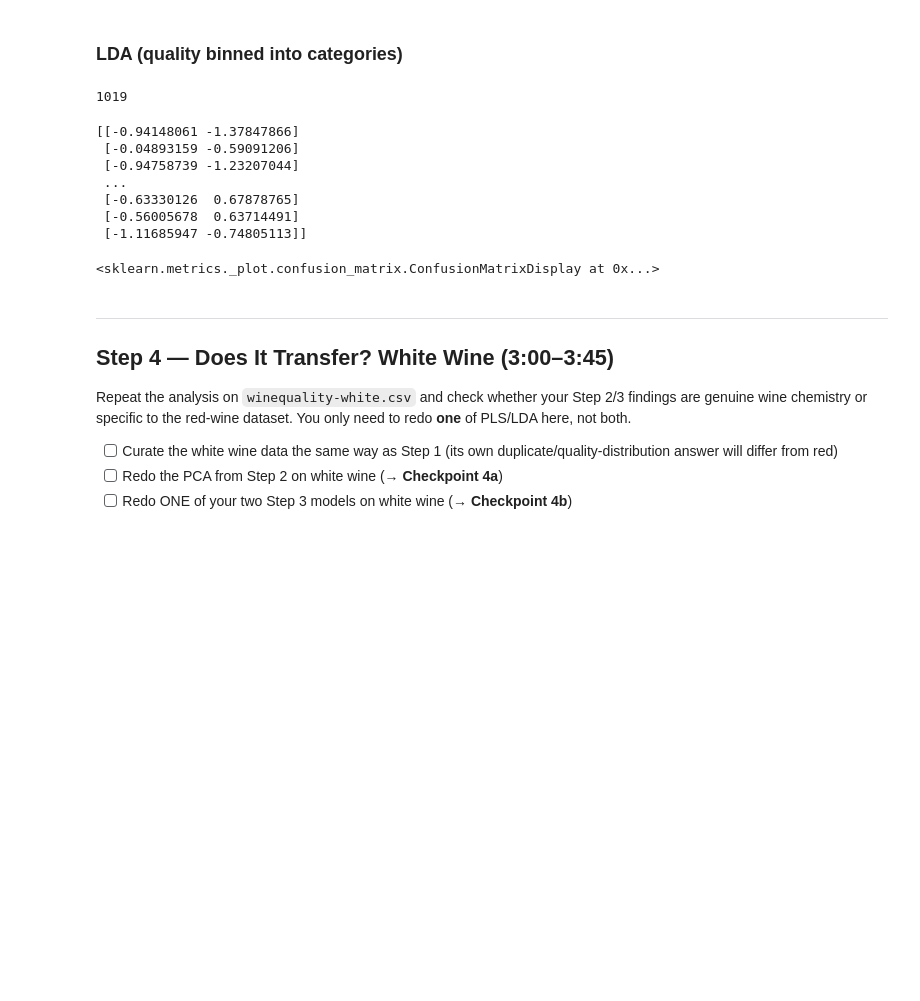
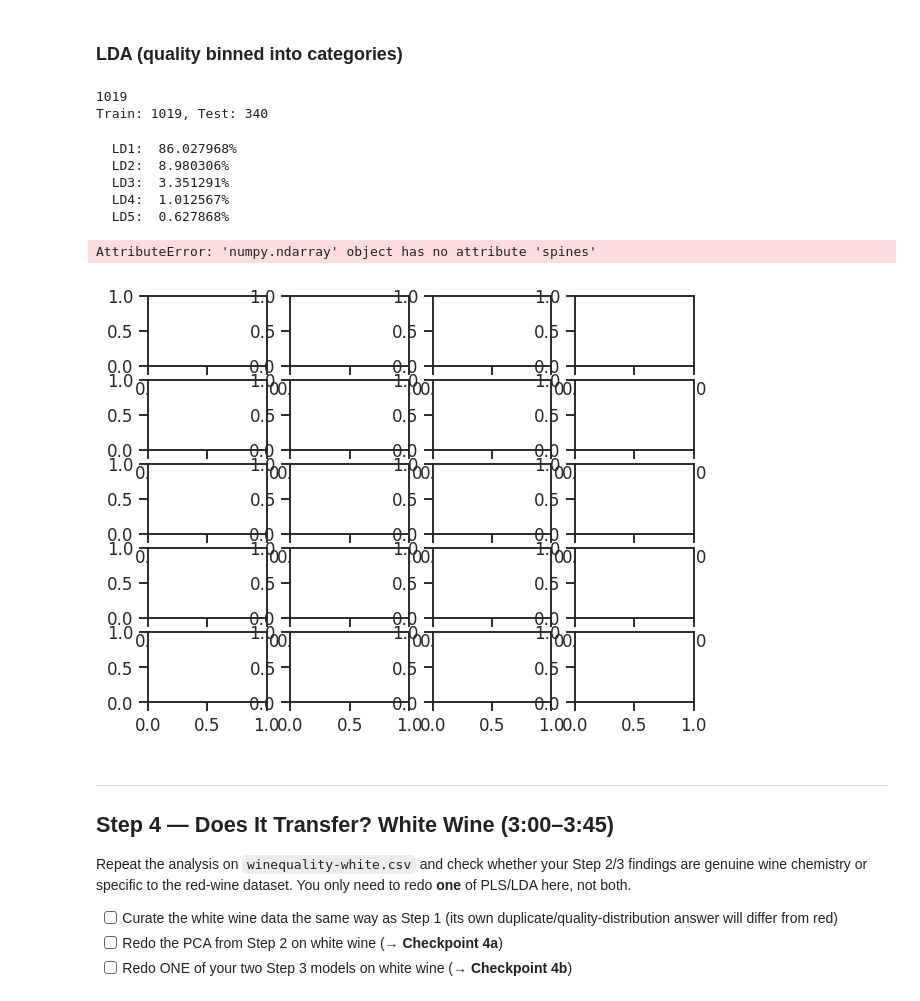
Before and after one commit to rasmus-kstud/1kb570_2026, a Jupyter notebook: Labs/02_modelling_wine_quality/starter_notebook.ipynb, the cells around one changed output. Cells and saved outputs as stored; diff of their text form; code cells hidden in the pictures; blank space fills up the shorter version.

```diff
--- a/Labs/02_modelling_wine_quality/starter_notebook.ipynb
+++ b/Labs/02_modelling_wine_quality/starter_notebook.ipynb
@@ -323,63 +323,85 @@ PLS test-set RMSE: 0.724 mS/cm
 labels = []
 for yi in y_train:
   if yi in (3,4):
-    labels.append(0)
+    labels.append('low')
 
   elif yi in (5,6):
-    labels.append(1)
+    labels.append('medium')
 
   else:
-    labels.append(2)
+    labels.append('high')
 labels2 = []
 for yi in y_test:
   if yi in (3,4):
-    labels2.append(0)
+    labels2.append('low')
 
   elif yi in (5,6):
-    labels2.append(1)
+    labels2.append('medium')
 
   else:
-    labels2.append(2)
+    labels2.append('high')
 
 #print(labels.count('low'))
 #print(labels.count('medium'))
 #print(labels.count('high'))
 print(len(labels))
+
+X_train, X_test, y_train, y_test = train_test_split(x, y, test_size=0.25, random_state=0)
+print(f'Train: {X_train.shape[0]}, Test: {X_test.shape[0]}')
+
+scaler = StandardScaler()
+x_train_scaled = scaler.fit_transform(X_train)
+x_test_scaled = scaler.fit_transform(X_test)
 # %% [output]
 1019
+Train: 1019, Test: 340
 # %%
 # TODO: train/test split, then fit LinearDiscriminantAnalysis
 
 lda = LinearDiscriminantAnalysis()
-lda_scores = lda.fit_transform(X_train, labels)
-print(lda_scores)
+lda_scores = lda.fit_transform(X_train, y_train)
+for i, ev in enumerate(lda.explained_variance_ratio_, 1):
+  print(f'  LD{i}: {ev*100: 1f}%')
 # %% [output]
-[[-0.94148061 -1.37847866]
- [-0.04893159 -0.59091206]
- [-0.94758739 -1.23207044]
- ...
- [-0.63330126  0.67878765]
- [-0.56005678  0.63714491]
- [-1.11685947 -0.74805113]]
+  LD1:  86.027968%
+  LD2:  8.980306%
+  LD3:  3.351291%
+  LD4:  1.012567%
+  LD5:  0.627868%
 # %%
 # TODO: report a confusion matrix (ConfusionMatrixDisplay) and per-class
 # accuracy on the TEST set -- accuracy alone is not enough here
 
-y_pred = lda.predict(X_test)
-cm = confusion_matrix(np.array(labels2), y_pred)
+y_pred = lda.predict(x_test_scaled)
+y_pred_list = []
+for i in y_pred:
+  if i in (3,4):
+    y_pred_list.append('low')
 
-'''
-sns.heatmap(cm, cmap='Blues', fmt='d',
-            xticklabels=[0,1,2], yticklabels=[0,1,2],
+  elif i in (5,6):
+    y_pred_list.append('medium')
+
+  else:
+    y_pred_list.append('high')
+
+class_labels = ['low','medium','high']
+cm = confusion_matrix(labels2, y_pred_list, labels = class_labels)
+
+
+
+
+fig, ax = plt.subplots(5,4)
+sns.heatmap(cm, cmap='Blues',
+            xticklabels=['low','medium','high'], yticklabels=['low','medium','high'],
             linewidths=0.5, ax=ax)
 ax.set_xlabel('Predicted')
 ax.set_ylabel('Actual')
 ax.set_title('Confusion Matrix (training set)')
 plt.tight_layout()
-plt.show()'''
-ConfusionMatrixDisplay(cm)
+plt.show()
 # %% [output]
-<sklearn.metrics._plot.confusion_matrix.ConfusionMatrixDisplay at 0x...>
+AttributeError: 'numpy.ndarray' object has no attribute 'spines'
+[figure, added]
 # %%
 # TODO: Checkpoint 3c/3d groundwork -- pull out and compare the top
 # variables from both models (PLS coefficients vs. LDA discriminant
```
Also changed, not shown: parts of 1 cell of this notebook.
